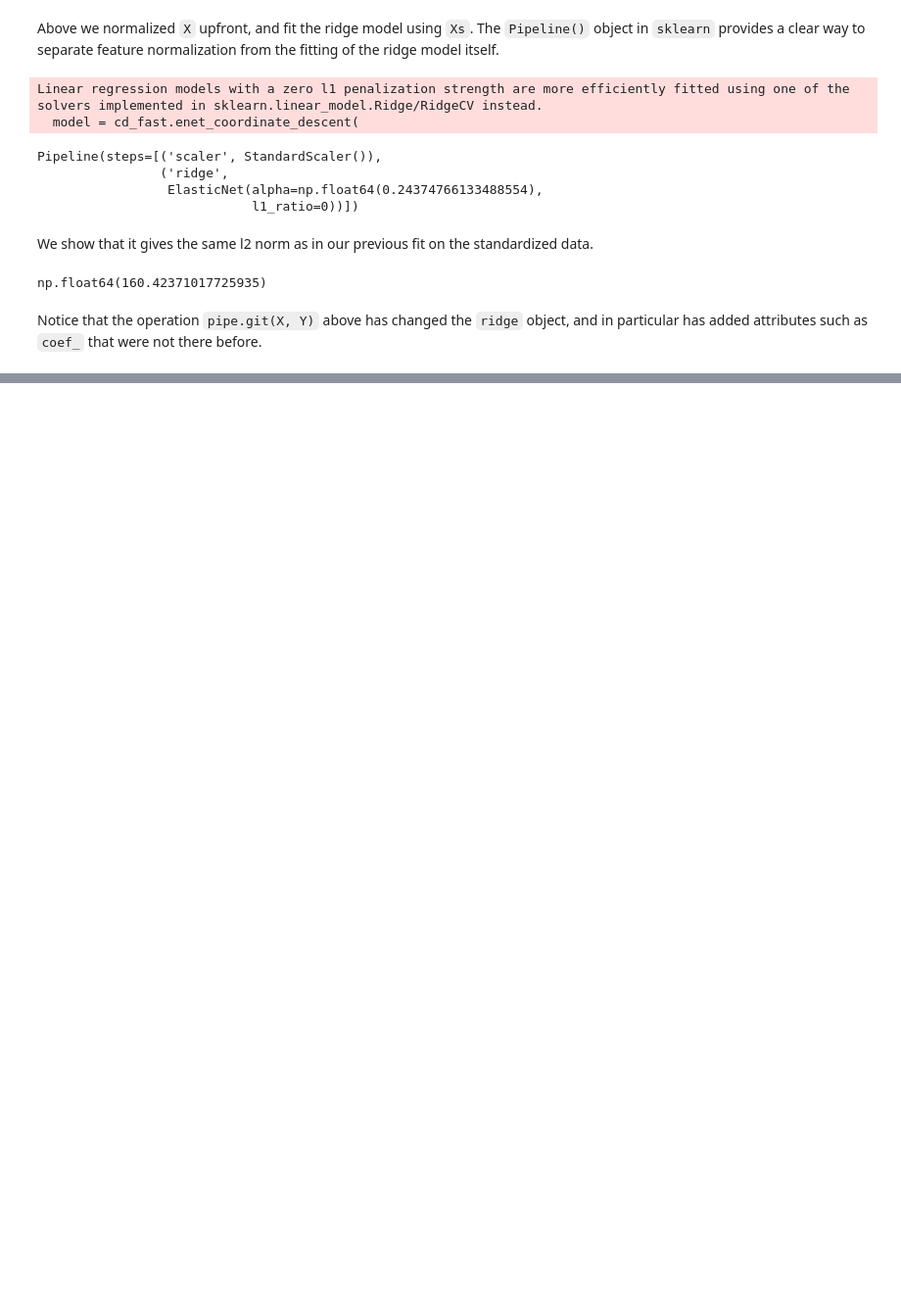
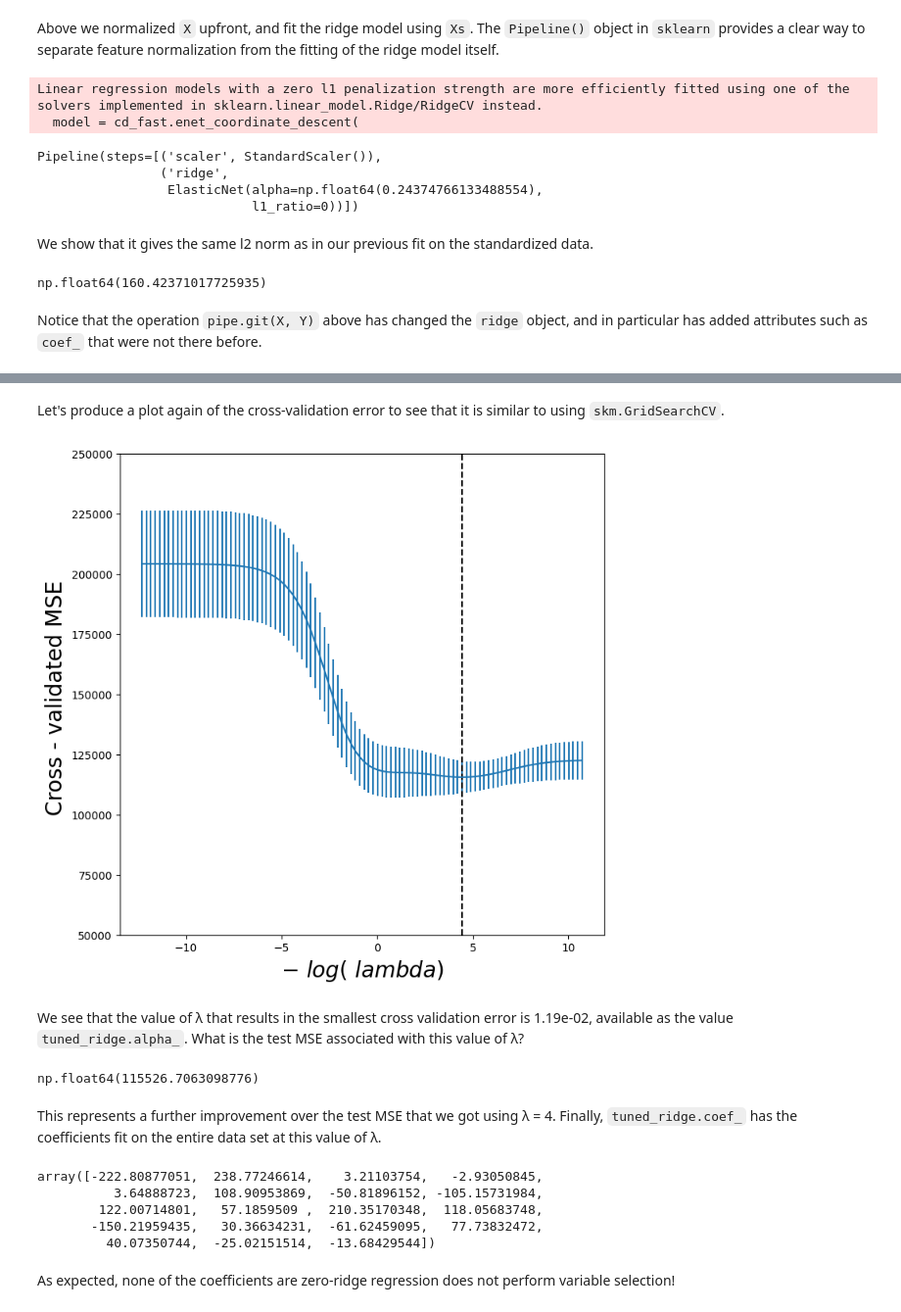
Before and after one commit to crdcamp/ml-learning-linear-regression-part-2, a Jupyter notebook: coding_labs/lin_models_and_reg_methods.ipynb, the cells around one changed output, grey strips where cells are left out. Shown at 98% size. Cells and saved outputs as stored; diff of their text form; code cells hidden in the pictures; blank space fills up the shorter version.

```diff
--- a/coding_labs/lin_models_and_reg_methods.ipynb
+++ b/coding_labs/lin_models_and_reg_methods.ipynb
@@ -358,0 +529,8 @@ Notice that the operation `pipe.git(X, Y)` above has changed the `ridge` object,
+# %%
+ridgeCV = skl.ElasticNetCV(alphas=lambdas,
+                           l1_ratio=0,
+                           cv=kfold)
+pipeCV = Pipeline (steps =[( 'scaler ', scaler),
+                           ('ridge ', ridgeCV)])
+
+pipeCV.fit(X,Y)
@@ -358,0 +553,32 @@ Notice that the operation `pipe.git(X, Y)` above has changed the `ridge` object,
+# %% [markdown]
+Let's produce a plot again of the cross-validation error to see that it is similar to using `skm.GridSearchCV`.
+# %%
+tuned_ridge = pipeCV. named_steps ['ridge ']
+ridgeCV_fig , ax = subplots (figsize =(8 ,8))
+ax. errorbar (-np.log(lambdas),
+              tuned_ridge . mse_path_ .mean (1) ,
+              yerr= tuned_ridge . mse_path_ .std (1) / np.sqrt(K))
+ax.axvline(-np.log( tuned_ridge .alpha_), c='k', ls='--')
+ax. set_ylim ([50000 ,250000])
+ax. set_xlabel ('$-\ log (\ lambda)$', fontsize =20)
+ax. set_ylabel ('Cross - validated MSE ', fontsize =20);
+# %% [output]
+[figure, added]
+# %% [markdown]
+We see that the value of λ that results in the smallest cross validation error is 1.19e-02, available as the value `tuned_ridge.alpha_`. What is the test MSE associated with this value of λ?
+# %%
+np.min(tuned_ridge.mse_path_.mean(1))
+# %% [output]
+np.float64(115526.7063098776)
+# %% [markdown]
+This represents a further improvement over the test MSE that we got using λ = 4. Finally, `tuned_ridge.coef_` has the coefficients fit on the entire data set at this value of λ.
+# %%
+tuned_ridge.coef_
+# %% [output]
+array([-222.80877051,  238.77246614,    3.21103754,   -2.93050845,
+          3.64888723,  108.90953869,  -50.81896152, -105.15731984,
+        122.00714801,   57.1859509 ,  210.35170348,  118.05683748,
+       -150.21959435,   30.36634231,  -61.62459095,   77.73832472,
+         40.07350744,  -25.02151514,  -13.68429544])
+# %% [markdown]
+As expected, none of the coefficients are zero-ridge regression does not perform variable selection!
```
Also changed, not shown: parts of 17 cells of this notebook.
